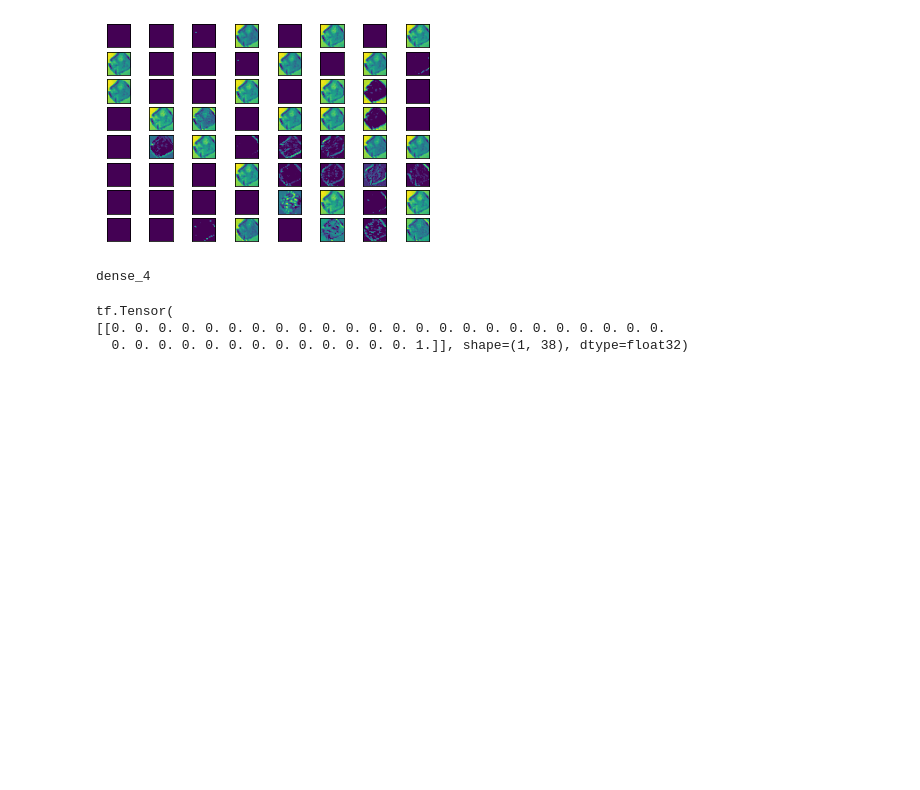
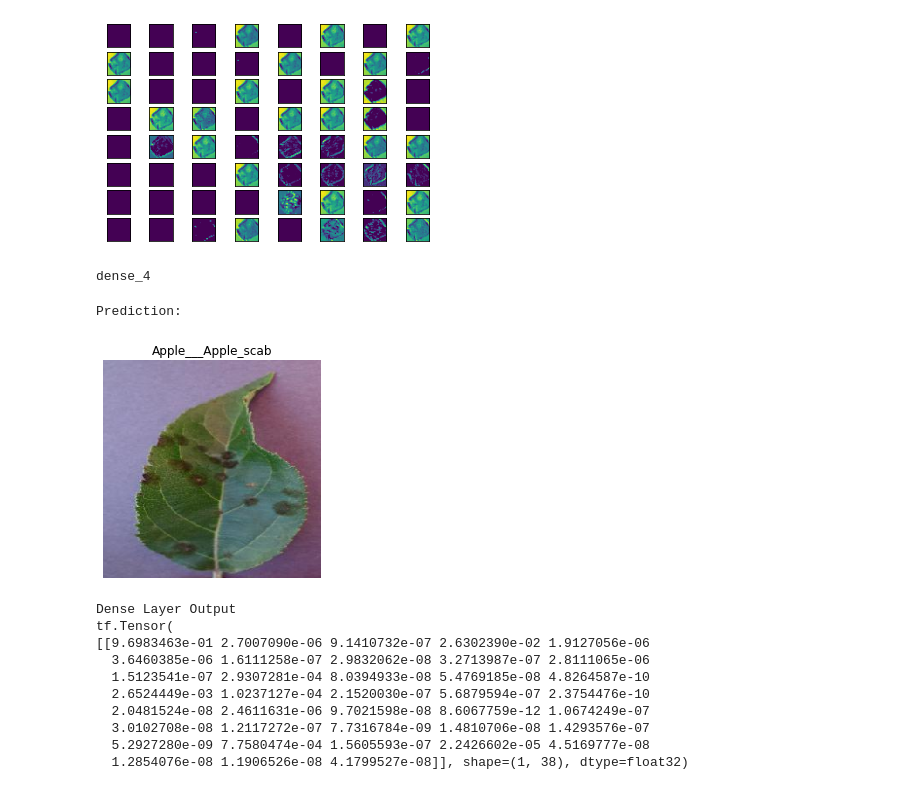
Before and after one commit to SaxenaTarun/Deep-Learning-Plant-Leaf-Disease-Detection, a Jupyter notebook: plant1.ipynb, the cells around one changed output. Drawn from its saved outputs; the diff is of its cells as text; code cells hidden in the pictures; blank space fills up the shorter version.

```diff
--- a/plant1.ipynb
+++ b/plant1.ipynb
@@ -117,16 +117,42 @@ print(model.layers[23].name)
 dense_4
 # %%
 from keras.models import Model
-image_path = "D:/Tarun/PotatoEarlyBlight5.JPG"
+image_path = "D:/Tarun/as.JPG"
 new_img = image.load_img(image_path, target_size=(224, 224))
 img = image.img_to_array(new_img)
-img = np.expand_dims(img, axis=0)
+img1 = np.expand_dims(img, axis=0)
+img1 = img1/255
+
+print("Prediction:")
+prediction = classifier.predict(img1)
+
+d = prediction.flatten()
+j = d.max()
+for index,item in enumerate(d):
+    if item == j:
+        class_name = disname[index]
+
+plt.figure(figsize = (4,4))
+plt.imshow(new_img)
+plt.axis('off')
+plt.title(class_name)
+plt.show()
+print("Dense Layer Output")
 data=np.array
 layer_name = 'dense_4'
 intermediate_layer_model = Model(inputs=model.input,outputs=model.get_layer(layer_name).output)
-intermediate_output = intermediate_layer_model(img)
+intermediate_output = intermediate_layer_model(img1)
 print(intermediate_output)
 # %% [output]
-tf.Tensor(
-[[0. 0. 0. 0. 0. 0. 0. 0. 0. 0. 0. 0. 0. 0. 0. 0. 0. 0. 0. 0. 0. 0. 0. 0.
-  0. 0. 0. 0. 0. 0. 0. 0. 0. 0. 0. 0. 0. 1.]], shape=(1, 38), dtype=float32)
+Prediction:
+[figure, added]
+Dense Layer Output
+tf.Tensor(
+[[9.6983463e-01 2.7007090e-06 9.1410732e-07 2.6302390e-02 1.9127056e-06
+  3.6460385e-06 1.6111258e-07 2.9832062e-08 3.2713987e-07 2.8111065e-06
+  1.5123541e-07 2.9307281e-04 8.0394933e-08 5.4769185e-08 4.8264587e-10
+  2.6524449e-03 1.0237127e-04 2.1520030e-07 5.6879594e-07 2.3754476e-10
+  2.0481524e-08 2.4611631e-06 9.7021598e-08 8.6067759e-12 1.0674249e-07
+  3.0102708e-08 1.2117272e-07 7.7316784e-09 1.4810706e-08 1.4293576e-07
+  5.2927280e-09 7.7580474e-04 1.5605593e-07 2.2426602e-05 4.5169777e-08
+  1.2854076e-08 1.1906526e-08 4.1799527e-08]], shape=(1, 38), dtype=float32)
```
Also changed, not shown: parts of 2 cells of this notebook.
